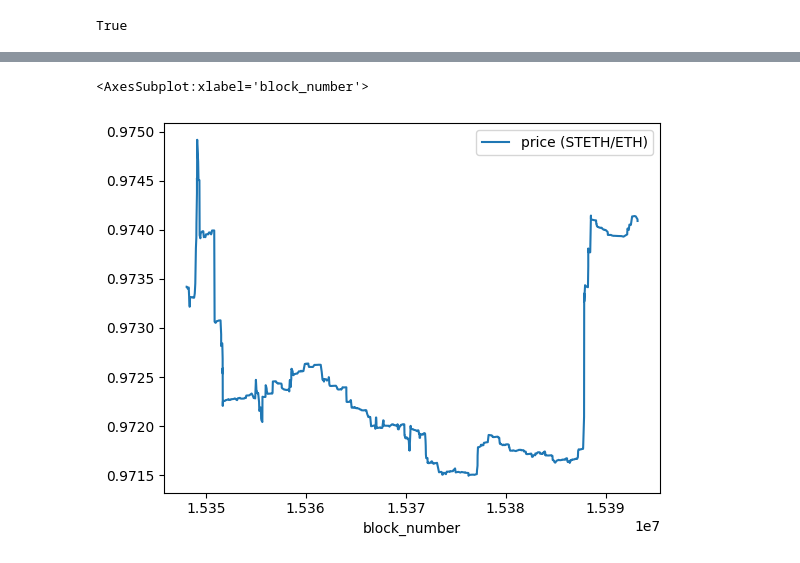
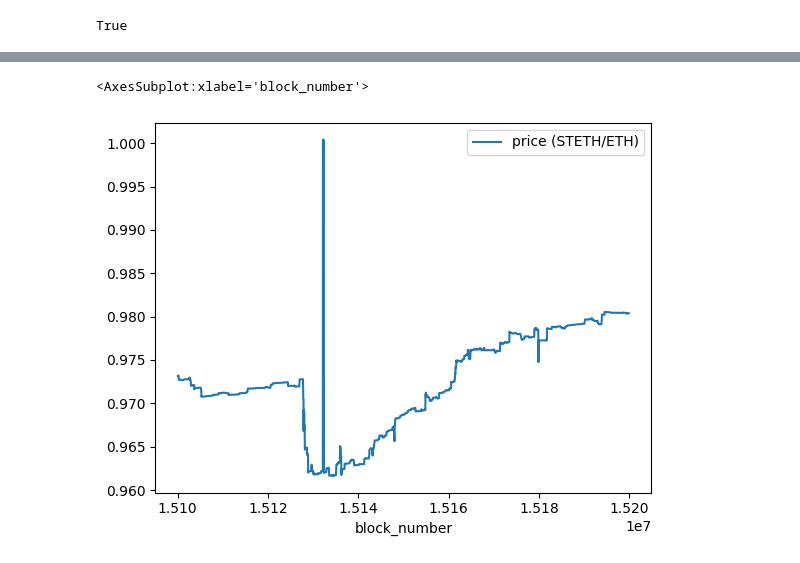
Before and after one commit to fmrmf/hello-ape, a Jupyter notebook: console/hello-ape.ipynb, the cells around one changed output, grey strips where cells are left out. Cells and saved outputs as stored; diff of their text form; code cells hidden in the pictures.

```diff
--- a/console/hello-ape.ipynb
+++ b/console/hello-ape.ipynb
@@ -204,6 +200,6 @@ query_swaps.plot(x='block_number', y='price (STETH/ETH)')
 # %%
-# well that's a weird dip. check that it looks nice for majority of records then examine dip/spike in beginning.
-query_swaps[100:].plot(x='block_number', y='price (STETH/ETH)')
+# well those are weird dips and spikes. look at smooth parts
+query_swaps[(query_swaps['block_number'] > 15100000) & (query_swaps['block_number'] < 15200000)].plot(x='block_number', y='price (STETH/ETH)')
 # %% [output]
 <AxesSubplot:xlabel='block_number'>
-[figure, old version]
+[figure, new version]
```
Also changed, not shown: parts of 11 cells of this notebook.
